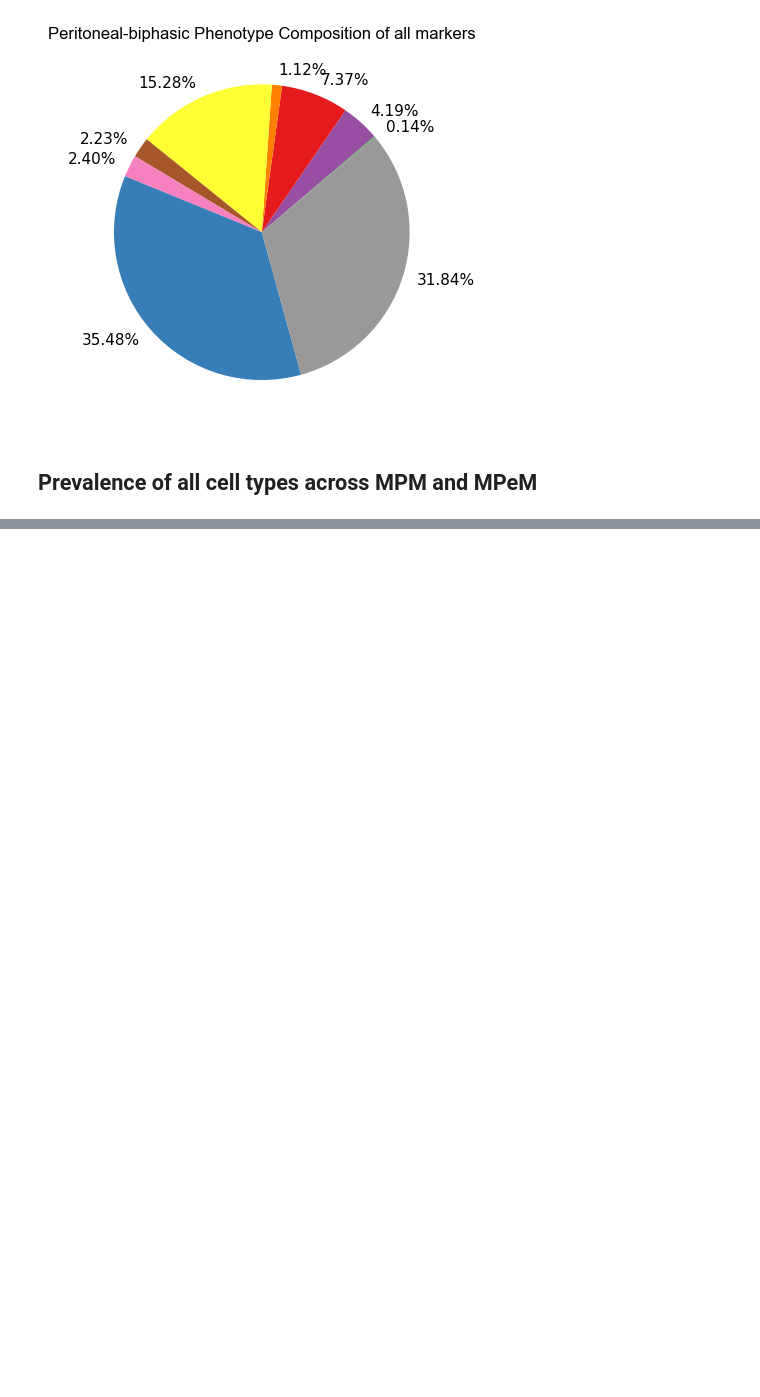
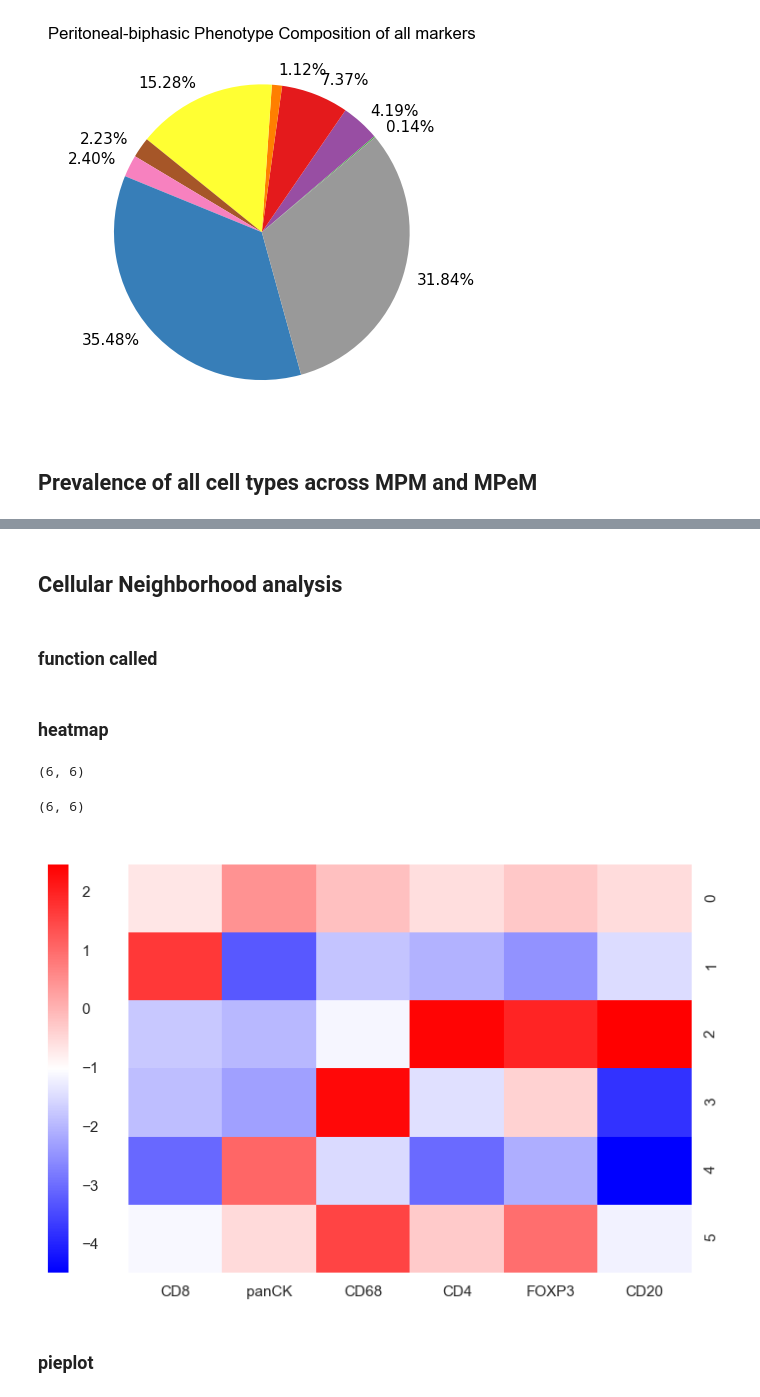
Before and after one commit to osmanbeyoglulab/MesotheliomaSpatialAtlas_analysis, a Jupyter notebook: notebook/Figures_with_Python.ipynb, the cells around one changed output, grey strips where cells are left out. Saved outputs shown, nothing was run; the diff lists cells and outputs as text; code cells hidden in the pictures; blank space fills up the shorter version.

```diff
--- a/notebook/Figures_with_Python.ipynb
+++ b/notebook/Figures_with_Python.ipynb
@@ -326,0 +447,23 @@ box_plot_plus_horizontal(outpath, title+"_sw",df_plot, grouptype, 'phenotype', '
+# %% [markdown]
+## Cellular Neighborhood analysis
+# %% [markdown]
+###  function called
+# %%
+import seaborn as sns
+def clustermap_plot(data):
+
+    sns.set_style("white")
+    s = sns.clustermap(data,
+                       annot=False,
+                       cmap="bwr",
+                       row_cluster=False,
+                       col_cluster=False,
+                       figsize=(7,5),
+                       dendrogram_ratio=(.1, .05),
+                       cbar_pos=(0, .09, .03, .83)
+                       )
+    s.tick_params(right=False, bottom=False)
+
+    return(s)
+# %% [markdown]
+###  heatmap
@@ -326,0 +685,57 @@ box_plot_plus_horizontal(outpath, title+"_sw",df_plot, grouptype, 'phenotype', '
+# %%
+# neighborhood identification
+
+import numpy as np
+import pandas as pd
+import seaborn as sns
+from matplotlib import pyplot as plt
+# from Neighborhood_Identification import CellNeighborhood
+import os
+import scipy
+
+import sys
+sys.path.append('../')
+from neighborhood_class import CellNeighborhood
+
+
+df=pd.read_csv("../data_and_figure/neighborhood/panel1_for_neighborhood.csv",  dtype={"MVB": str})  # specify MVB dtype, since system can not determine it
+df.columns = ['Annotation_ID', 'MVB', 'X', 'Y', 'Phenotype', 'Institute', 'CaseType', 'Subtype']
+df = df.loc[df['CaseType']!= "Other", ]
+
+# remove Unidentified phenotype
+df = df.loc[ df['Phenotype'] != 'Unidentified', :]
+df.loc[df['Phenotype'] == "CK", "Phenotype"] = "panCK"
+df = df.reset_index(drop=True)
+
+df['Phenotype']=df['Phenotype'].astype("category")
+
+
+roi_col='Annotation_ID'
+x_col = "X"
+y_col = "Y"
+type_col = "Phenotype"
+method = "Distancecutoff"  #"Windowcutoff"#Distancecutoff"  # ##"Windowcutoff" #"Distancecutoff"  # # #
+method_param =  50
+n_neighbor  =  6
+
+cn = CellNeighborhood(df, Xpos=x_col,YPos=y_col, ROI=roi_col, CellType=type_col,
+                      method=method,
+                      method_param=method_param,
+                      n_neighbors=n_neighbor)
+
+df_c = cn.identifyNeighborhoods()
+
+lfc =cn.get_neighborhood_lfc(0.001)
+# %% [output]
+(6, 6)
+# %%
+lfc.shape
+# %% [output]
+(6, 6)
+# %%
+#heatmap
+s = clustermap_plot(lfc)
+# %% [output]
+[figure, added]
+# %% [markdown]
+### pieplot
```
Also changed, not shown: parts of 13 cells of this notebook, 2 other files.
